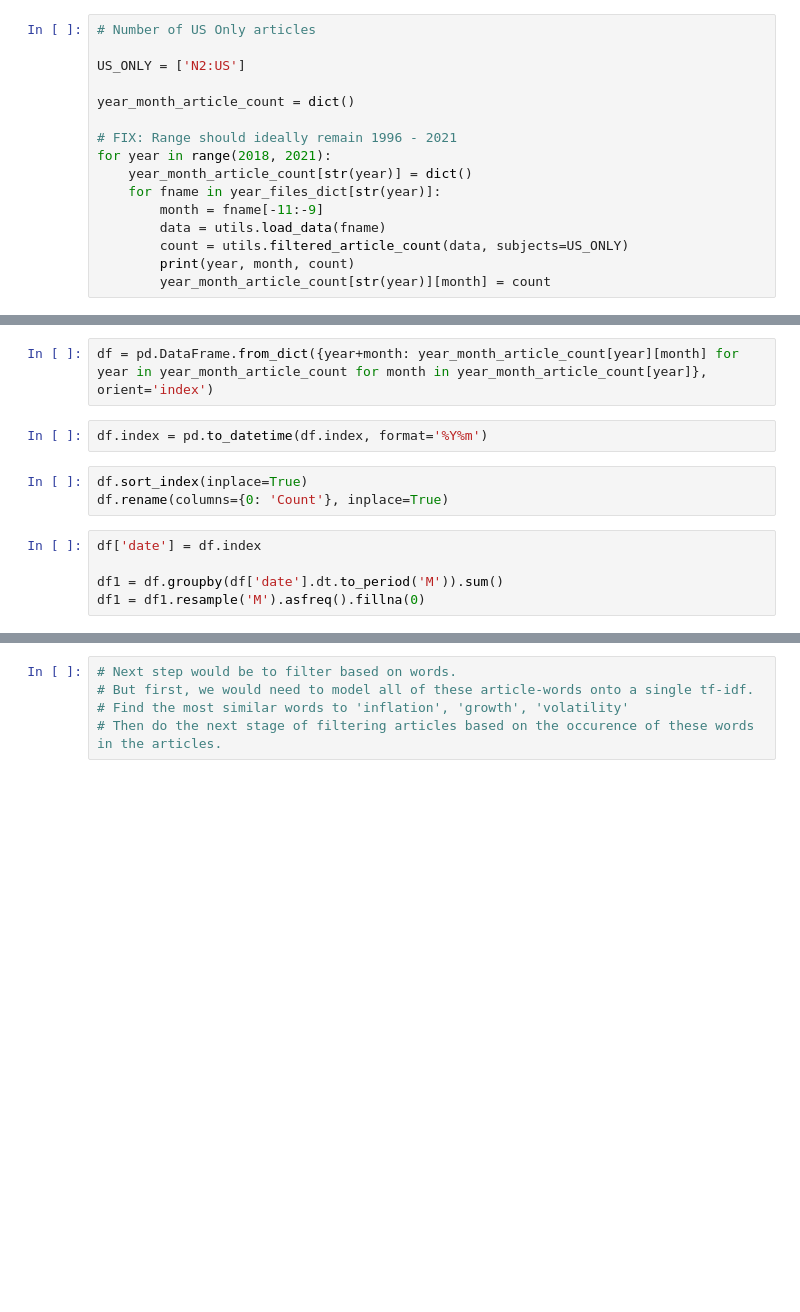
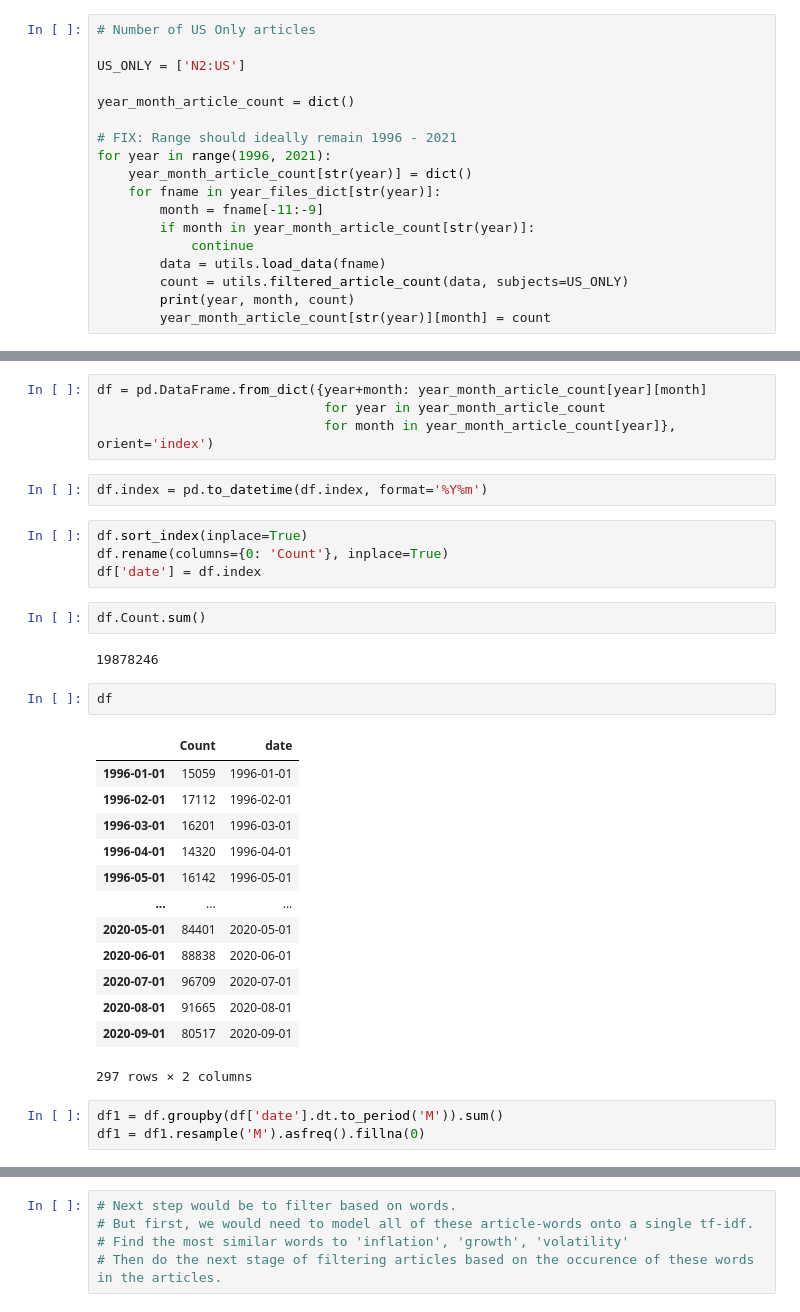
Before and after one commit to mehasadasivam/NLP, a Jupyter notebook: Runner Script.ipynb, the cells around one changed output, grey strips where cells are left out. Cells and saved outputs as stored; diff of their text form; blank space fills up the shorter version.

```diff
--- a/Runner Script.ipynb
+++ b/Runner Script.ipynb
@@ -17,10 +15,12 @@ US_ONLY = ['N2:US']
 year_month_article_count = dict()
 
 # FIX: Range should ideally remain 1996 - 2021
-for year in range(2018, 2021):
+for year in range(1996, 2021):
     year_month_article_count[str(year)] = dict()
     for fname in year_files_dict[str(year)]:
         month = fname[-11:-9]
+        if month in year_month_article_count[str(year)]:
+            continue
         data = utils.load_data(fname)
         count = utils.filtered_article_count(data, subjects=US_ONLY)
         print(year, month, count)
@@ -45,15 +48,36 @@ import matplotlib.pyplot as plt
 # %%
 import pandas as pd
 # %%
-df = pd.DataFrame.from_dict({year+month: year_month_article_count[year][month] for year in year_month_article_count for month in year_month_article_count[year]}, orient='index')
+df = pd.DataFrame.from_dict({year+month: year_month_article_count[year][month]
+                             for year in year_month_article_count
+                             for month in year_month_article_count[year]}, orient='index')
 # %%
 df.index = pd.to_datetime(df.index, format='%Y%m')
 # %%
 df.sort_index(inplace=True)
 df.rename(columns={0: 'Count'}, inplace=True)
+df['date'] = df.index
+# %%
+df.Count.sum()
+# %% [output]
+19878246
+# %%
+df
+# %% [output]
+|  | Count | date |
+| 1996-01-01 | 15059 | 1996-01-01 |
+| 1996-02-01 | 17112 | 1996-02-01 |
+| 1996-03-01 | 16201 | 1996-03-01 |
+| 1996-04-01 | 14320 | 1996-04-01 |
+| 1996-05-01 | 16142 | 1996-05-01 |
+| ... | ... | ... |
+| 2020-05-01 | 84401 | 2020-05-01 |
+| 2020-06-01 | 88838 | 2020-06-01 |
+| 2020-07-01 | 96709 | 2020-07-01 |
+| 2020-08-01 | 91665 | 2020-08-01 |
+| 2020-09-01 | 80517 | 2020-09-01 |
+297 rows × 2 columns
 # %%
-df['date'] = df.index
-
 df1 = df.groupby(df['date'].dt.to_period('M')).sum()
 df1 = df1.resample('M').asfreq().fillna(0)
 # %%
```
Also changed, not shown: parts of 6 cells of this notebook, 2 other files.
